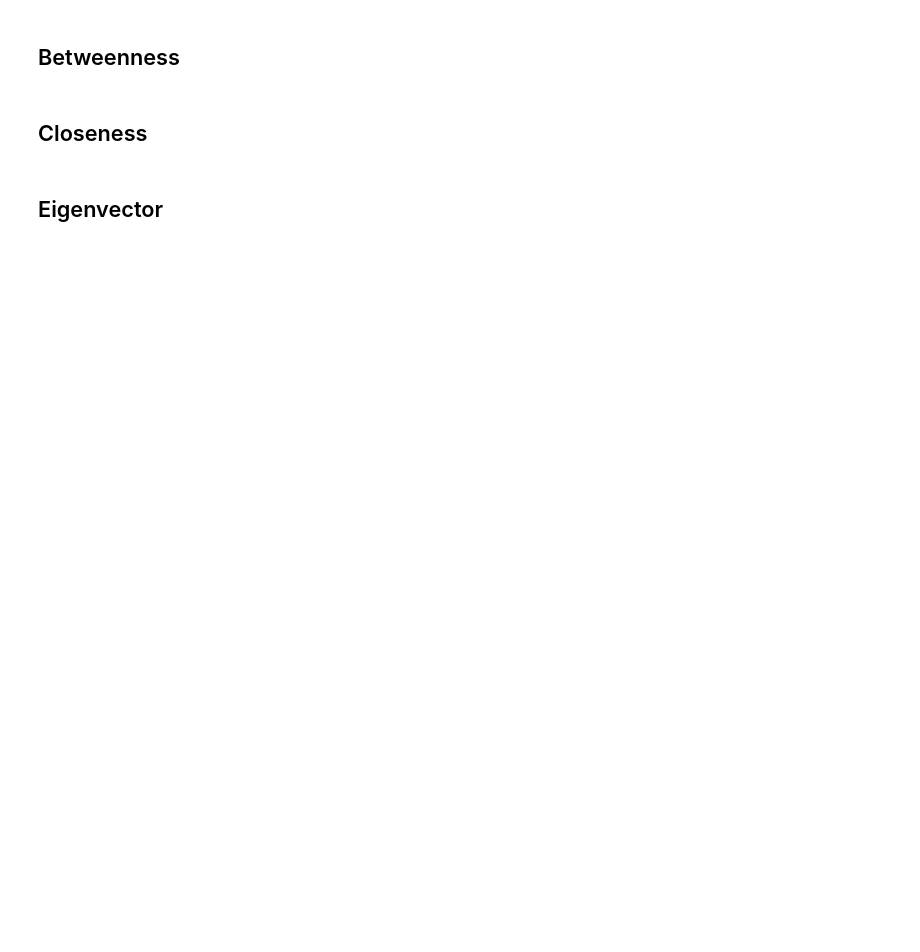
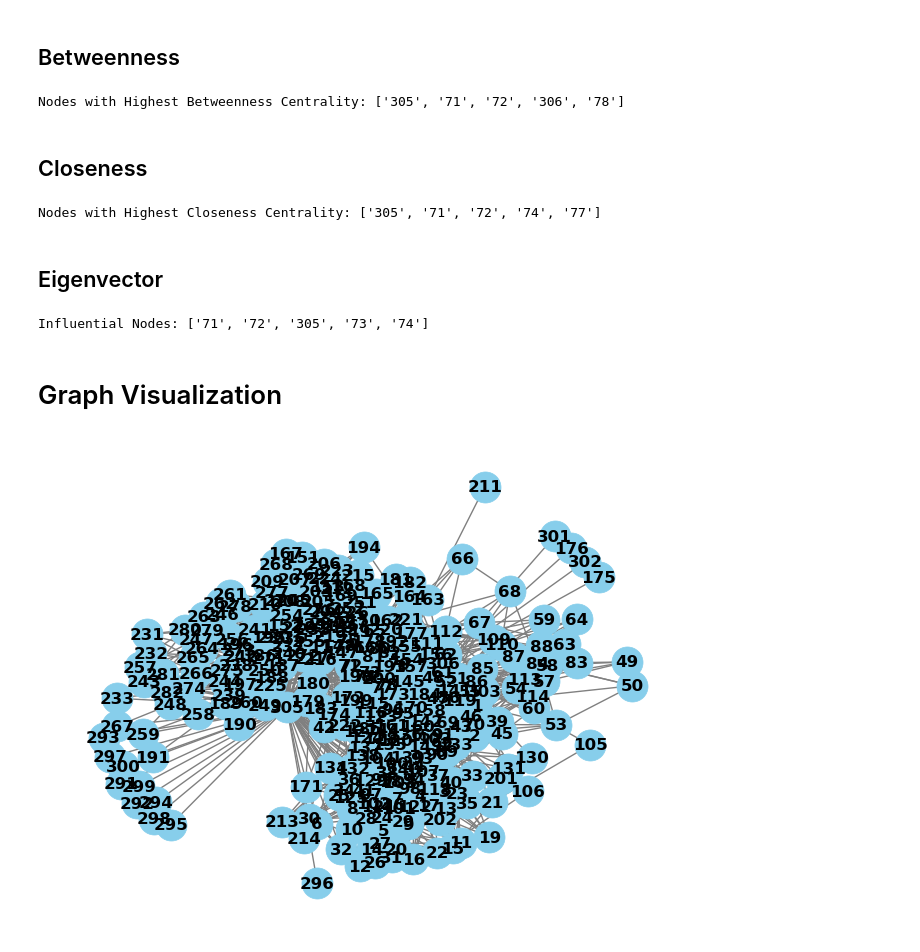
Before and after one commit to dhannn/network-science, a Jupyter notebook: network_science.ipynb, the cells around one changed output. Saved outputs shown, nothing was run; the diff lists cells and outputs as text; code cells hidden in the pictures; blank space fills up the shorter version.

```diff
--- a/network_science.ipynb
+++ b/network_science.ipynb
@@ -42,2 +141,12 @@ G = nx.read_gml(gml_file_path)
+# %%
+# TODO: Implement code
+# Calculate betweenness centrality
+betweenness_centrality = nx.betweenness_centrality(G)
+
+# Identify nodes with the highest betweenness
+highest_betweenness_nodes = sorted(betweenness_centrality, key=betweenness_centrality.get, reverse=True)[:5]
+print(f"Nodes with Highest Betweenness Centrality: {highest_betweenness_nodes}")
+# %% [output]
+Nodes with Highest Betweenness Centrality: ['305', '71', '72', '306', '78']
 # %% [markdown]
 ## Closeness
@@ -46,2 +153,32 @@ G = nx.read_gml(gml_file_path)
+# %%
+# TODO: Implement code
+# Calculate closeness centrality
+closeness_centrality = nx.closeness_centrality(G)
+
+# Identify nodes with the highest closeness centrality
+highest_closeness_nodes = sorted(closeness_centrality, key=closeness_centrality.get, reverse=True)[:5]
+print(f"Nodes with Highest Closeness Centrality: {highest_closeness_nodes}")
+# %% [output]
+Nodes with Highest Closeness Centrality: ['305', '71', '72', '74', '77']
 # %% [markdown]
 ## Eigenvector
+# %%
+# TODO: Implement code
+# Calculate eigenvector centrality
+eigenvector_centrality = nx.eigenvector_centrality(G)
+
+# Identify influential nodes
+influential_nodes = sorted(eigenvector_centrality, key=eigenvector_centrality.get, reverse=True)[:5]
+print(f"Influential Nodes: {influential_nodes}")
+# %% [output]
+Influential Nodes: ['71', '72', '305', '73', '74']
+# %% [markdown]
+# Graph Visualization
+# %%
+pos = nx.spring_layout(G)  # You can choose different layout algorithms
+nx.draw(G, pos, with_labels=True, font_weight='bold', node_size=500, node_color='skyblue', edge_color='gray', linewidths=0.5)
+
+# Show the plot
+plt.show()
+# %% [output]
+[figure, added]
```
Also changed, not shown: parts of 36 cells of this notebook, 2 other files.
